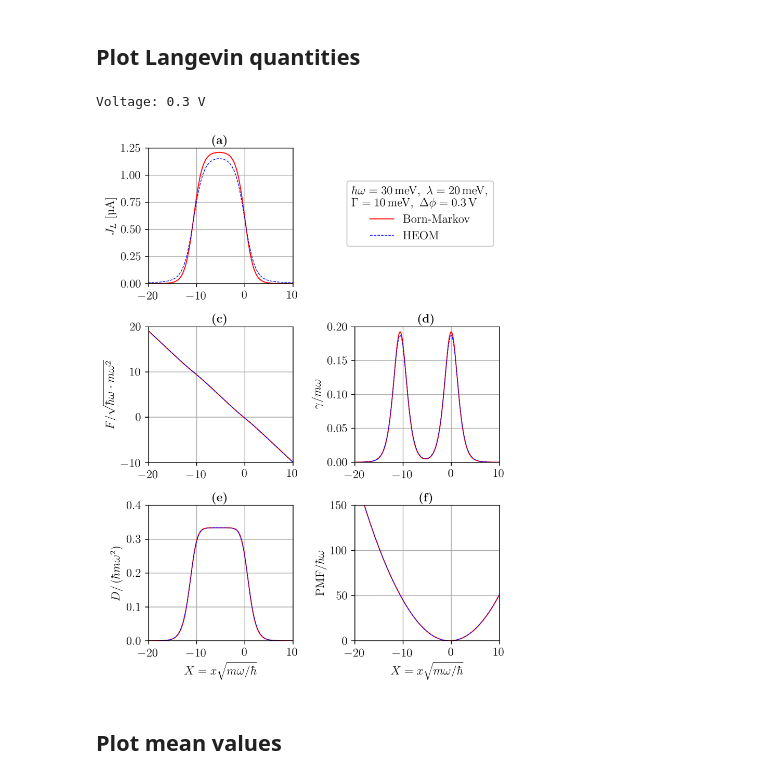
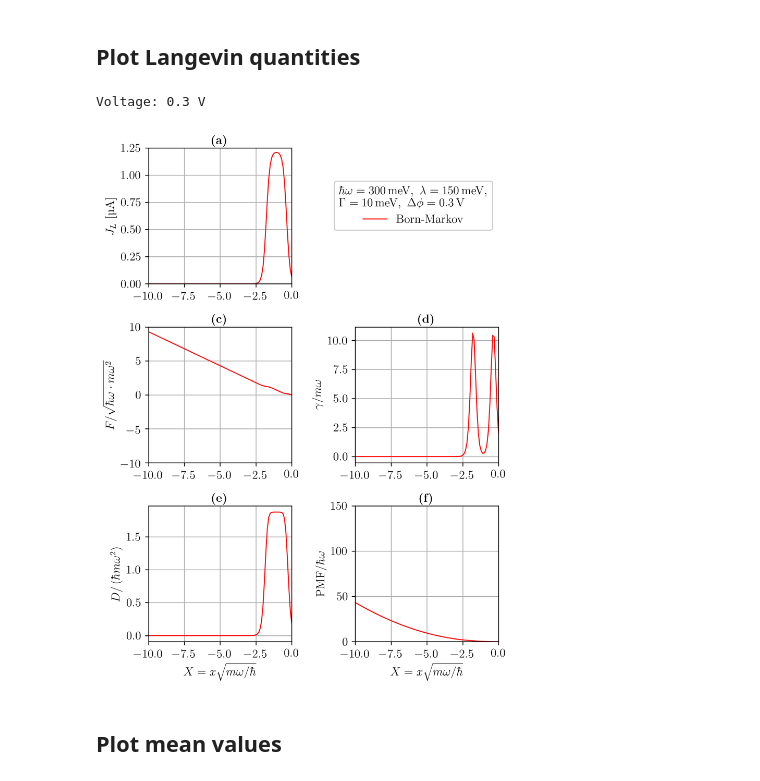
Before and after one commit to robingrether/Born-Markov, a Jupyter notebook: Holstein semi-classical advanced - plotting.ipynb, the cells around one changed output. Cells and saved outputs as stored; diff of their text form; code cells hidden in the pictures.

```diff
--- a/Holstein semi-classical advanced - plotting.ipynb
+++ b/Holstein semi-classical advanced - plotting.ipynb
@@ -18,19 +18,21 @@ import joblib
 
 import bmme
 # %%
-omega = .003
-lamda = .02                            # .03, .15, .3, .6 eV
+omega = .3
+lamda = .15                            # .03, .15, .3, .6 eV
 epsilon = .15
 Gamma = .01                            # .01, .026, .05 eV
 T = .026
 
-fix_epsilon = False
+fix_epsilon = True
 if fix_epsilon:
-    e1 = epsilon
+    epsilon_fixed = epsilon
     epsilon += lamda**2 / omega
 
 def file_apx():
-    return f"{'ef' if fix_epsilon else 'e'}{(e1 if fix_epsilon else epsilon):.3f}_omega{omega:.3f}_lamda{lamda:.3f}_Gamma{Gamma:.3f}"
+    return f"{'ef' if fix_epsilon else 'e'}{(epsilon_fixed if fix_epsilon else epsilon):.3f}_omega{omega:.3f}_lamda{lamda:.3f}_Gamma{Gamma:.3f}"
+
+#print(file_apx(), epsilon)
 # %% [markdown]
 ## Plot Langevin quantities
 # %%
@@ -79,7 +81,7 @@ def do_plot(panda, fmt, lw, label):
         if data:
             ax.plot(grid, panda[data].to_numpy() * factor, fmt, lw=lw, label=label)
         ax.grid('on')
-        ax.set_xlim(-20., 10.)
+        ax.set_xlim(-10., 0.)
 
 do_plot(panda, "-r", lw=1., label="Born-Markov")
 ax6.plot(grid, PMF, "-r", lw=1., label="Born-Markov")
@@ -89,37 +91,37 @@ if include_heom:
     ax6.plot(hgrid, hPMF, "--b", lw=.7, label="HEOM")
 
 ax1.set_title("\\textbf{(a)}", fontdict={"fontsize":"medium"}, pad=4)
 ax3.set_title("\\textbf{(c)}", fontdict={"fontsize":"medium"}, pad=4)
 ax4.set_title("\\textbf{(d)}", fontdict={"fontsize":"medium"}, pad=4)
 ax5.set_title("\\textbf{(e)}", fontdict={"fontsize":"medium"}, pad=4)
 ax6.set_title("\\textbf{(f)}", fontdict={"fontsize":"medium"}, pad=4)
 
 ax5.set_xlabel("$X=x\\sqrt{m\\omega/\\hbar}$")
 ax6.set_xlabel("$X=x\\sqrt{m\\omega/\\hbar}$")
 
 ax1.set_ylabel("$J_L$ [µA]")
 ax2.set_ylabel("$J_L$ [µA]")
 ax3.set_ylabel("$F/\\sqrt{\\hbar\\omega\\cdot m\\omega^2}$")
 ax4.set_ylabel("$\\gamma/m\\omega$")
 ax5.set_ylabel("$D/\\left(\\hbar m\\omega^2\\right)$")
 ax6.set_ylabel("PMF/$\\hbar\\omega$")
 
 ax2.legend(bbox_to_anchor=(0., -.2, 1., 1.), framealpha=1.0, title=f"$\\hbar\\omega={(1e3*omega):.0f}\\,{unit},\\ \\lambda={(1e3*lamda):.0f}\\,{unit},$\n$\\Gamma={(1e3*Gamma):.0f}\\,{unit},\\ \\Delta\\phi={voltage*1e-3:.1f}\\,{unit2}$")
 ax2.axis('off')
 
 ax1.set_ylim(0., 1.25)
 ax2.set_ylim(-2, -1)
-ax3.set_ylim(-10., 20.)
-ax4.set_ylim(0., .2)
-ax5.set_ylim(0., .4)
+ax3.set_ylim(-10., 10.)
+#ax4.set_ylim(0., 50.)
+#ax5.set_ylim(0., .1)
 ax6.set_ylim(0., 150.)
 
 pyplot.gcf().set_dpi(300)
 #pyplot.savefig(f"holstein_semicl_langevin_2.pdf")
 pyplot.show()
 # %% [output]
 Voltage: 0.3 V
-[figure, old version]
+[figure, new version]
 # %% [markdown]
 ## Plot mean values
 # %%
```
Also changed, not shown: 2 other files.
